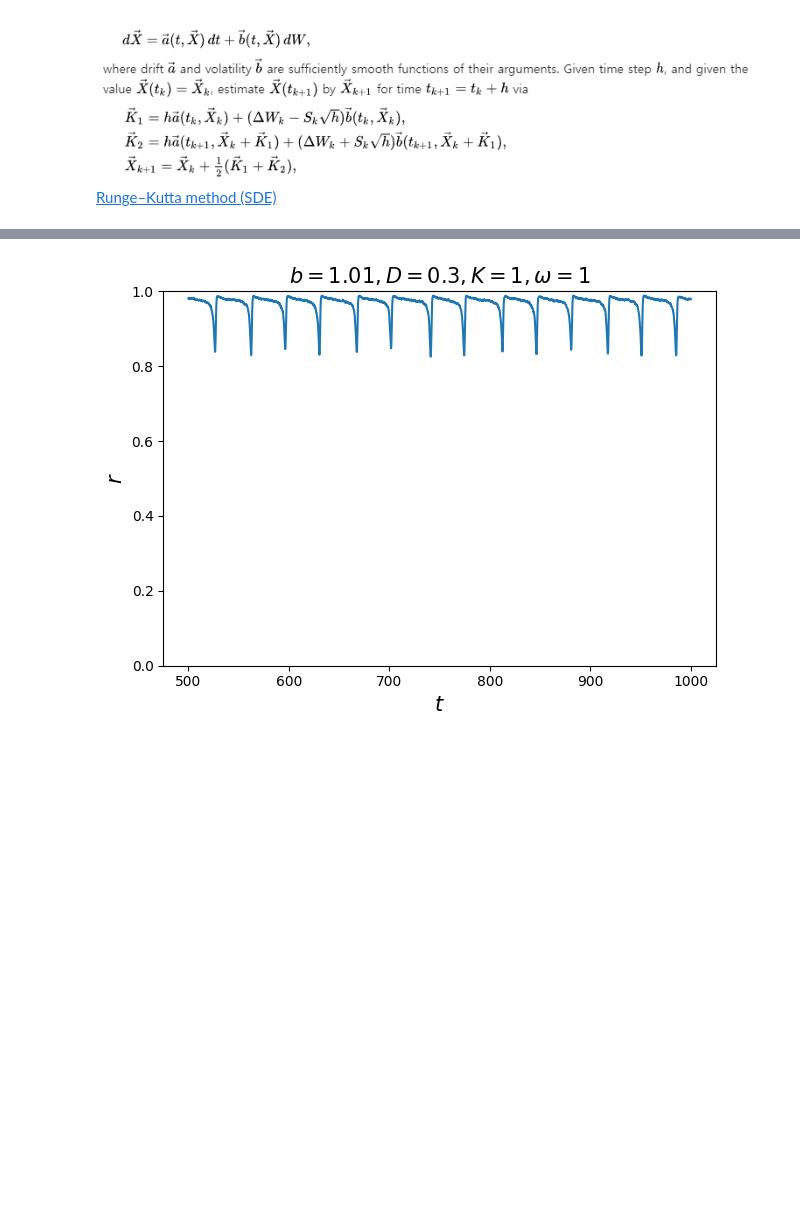
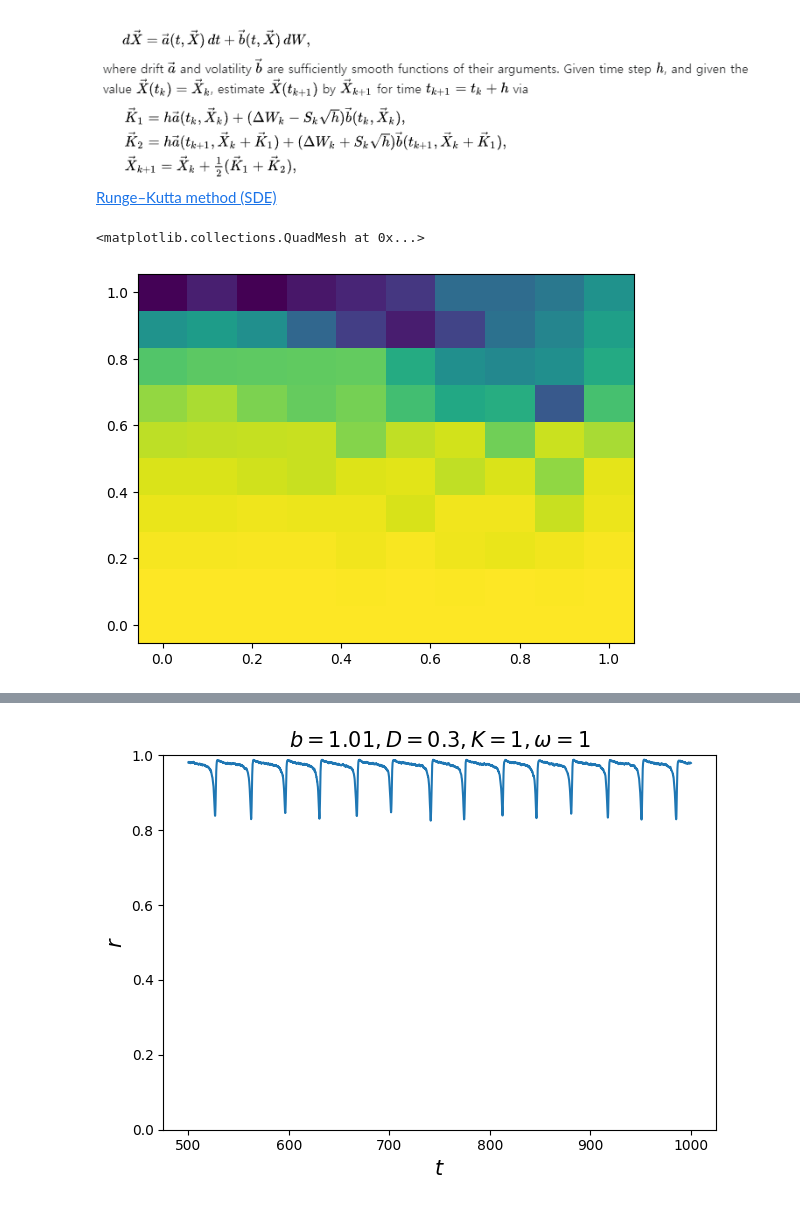
Before and after one commit to Gug-Young/Active_Rotator, a Jupyter notebook: 231229 Simulation SDE.ipynb, the cells around one changed output, grey strips where cells are left out. Drawn from its saved outputs; the diff is of its cells as text; code cells hidden in the pictures; blank space fills up the shorter version.

```diff
--- a/231229 Simulation SDE.ipynb
+++ b/231229 Simulation SDE.ipynb
@@ -122,7 +122,7 @@ omega = np.sort(omega)-np.mean(omega)
 omega = np.ones(N)
 # %%
 K = 1
-t_end = 1000
+t_end = 500
 dt = 0.1
 t = np.arange(0, t_end+dt/2, dt)
 D = 0.3
@@ -141,0 +134,37 @@ for D in tqdm(Ds):
+# %%
+db = 0.1
+Ds = np.arange(0,1+db/2,db)
+bs = np.arange(0,1+db/2,db)
+
+Ds = np.linspace(0,1,10)
+bs = np.linspace(0,1,10)
+# %%
+th = len(t)//2
+D_rij = []
+D_sigmaij = []
+for D in tqdm(Ds):
+    D_rs = []
+    D_sigmas = []
+    for b in bs:
+        sol = RKHG(Kuramoto_mf_AR,theta_random,t,D, args=(omega, N, K,b))
+        theta_s = sol[th:,:N]
+        dtheta_s = sol[th:,N:2*N]
+        rabs = np.mean(np.exp(theta_s.T*1j),axis=0)
+        # rabs = rabs_[len(t)//2:]
+        r = np.abs(rabs)
+        sigma_phi = np.mean(rabs)
+        sigma = np.abs(sigma_phi)
+        psi = np.abs(sigma_phi)
+        sigma,np.mean(r)
+        D_rs.append(r)
+        D_sigmas.append(sigma)
+    D_rij.append(D_rs)
+    D_sigmaij.append(D_sigmas)
+# %%
+D_rij = np.array(D_rij)
+D_sigmaij = np.array(D_sigmaij)
+# %%
+plt.pcolormesh(Ds,bs,D_rij[:,:,-1])
+# %% [output]
+<matplotlib.collections.QuadMesh at 0x...>
+[figure, added]
```
Also changed, not shown: parts of 7 cells of this notebook.
